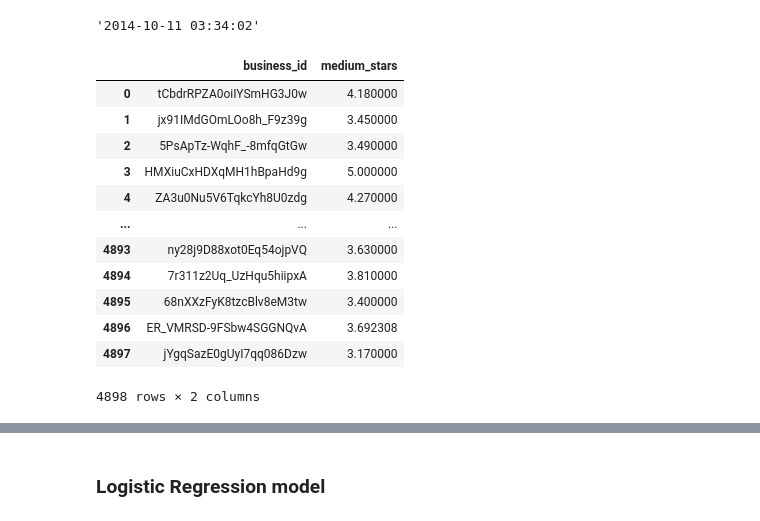
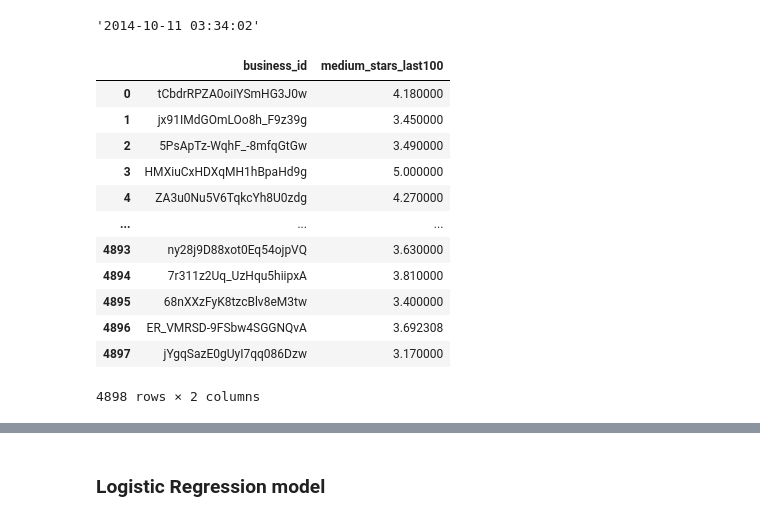
Before and after one commit to lucarossi9/Statistical-computation-project-2, a Jupyter notebook: closing_restaurants.ipynb, the cells around one changed output, grey strips where cells are left out. Cells and saved outputs as stored; diff of their text form; code cells hidden in the pictures.

```diff
--- a/closing_restaurants.ipynb
+++ b/closing_restaurants.ipynb
@@ -418,12 +422,12 @@ for ids in df_city.business_id.values:
     df_temp.sort_values('date', ascending=False).head(100)
     dic[ids]=df_temp['stars'].head(100).mean()
 # %%
-df_to_add = pd.DataFrame(columns=['business_id','medium_stars'])
+df_to_add = pd.DataFrame(columns=['business_id','medium_stars_last100'])
 df_to_add['business_id']=dic.keys()
-df_to_add['medium_stars']=dic.values()
+df_to_add['medium_stars_last100']=dic.values()
 df_to_add
 # %% [output]
-|  | business_id | medium_stars |
+|  | business_id | medium_stars_last100 |
 | 0 | tCbdrRPZA0oiIYSmHG3J0w | 4.180000 |
 | 1 | jx91IMdGOmLOo8h_F9z39g | 3.450000 |
 | 2 | 5PsApTz-WqhF_-8mfqGtGw | 3.490000 |
```
Also changed, not shown: parts of 12 cells of this notebook.
